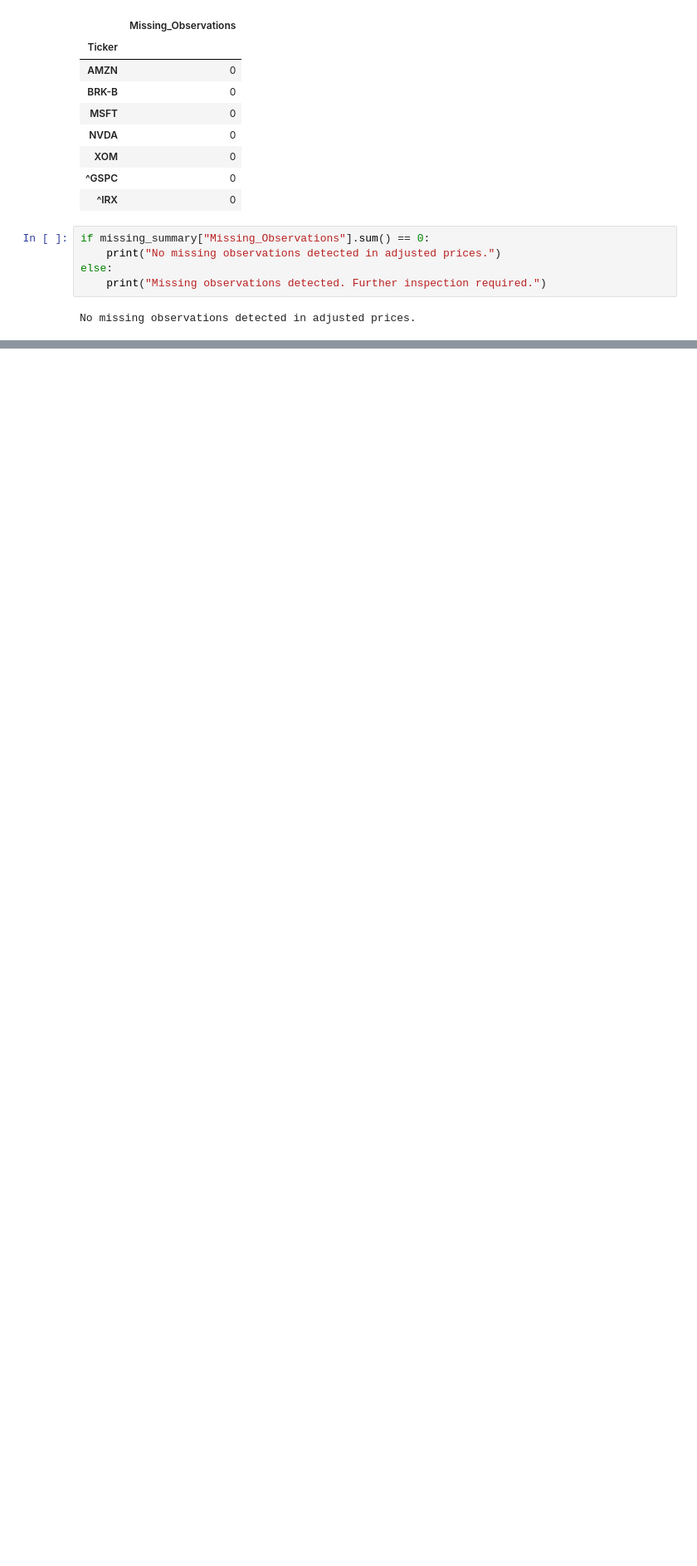
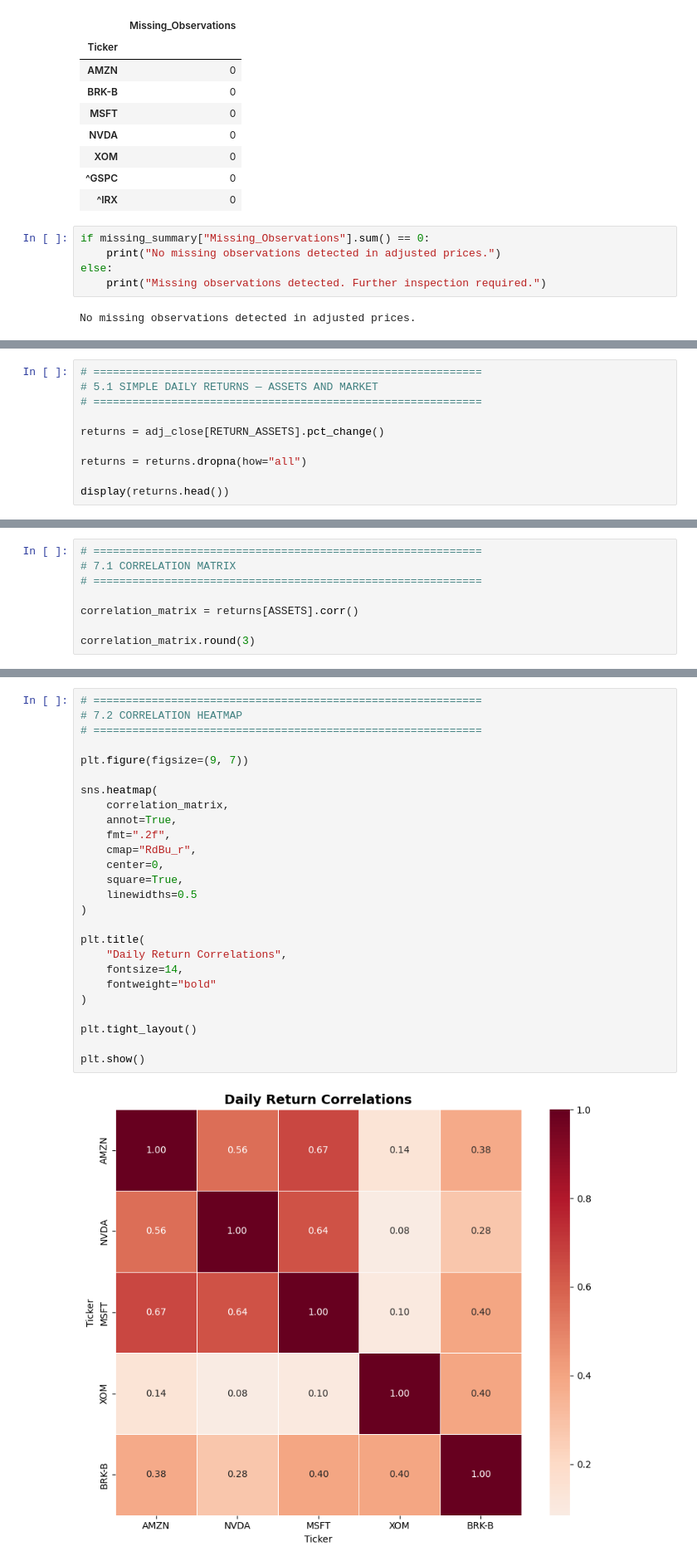
Before and after one commit to josuemarroquinj/corporate-value-portfolio-risk-analysis, a Jupyter notebook: notebooks/01_market_data_collection.ipynb, the cells around one changed output, grey strips where cells are left out. Shown at 83% size. Cells and saved outputs as stored; diff of their text form; blank space fills up the shorter version.

```diff
--- a/notebooks/01_market_data_collection.ipynb
+++ b/notebooks/01_market_data_collection.ipynb
@@ -345,0 +705,10 @@ No missing observations detected in adjusted prices.
+# %%
+# ============================================================
+# 5.1 SIMPLE DAILY RETURNS — ASSETS AND MARKET
+# ============================================================
+
+returns = adj_close[RETURN_ASSETS].pct_change()
+
+returns = returns.dropna(how="all")
+
+display(returns.head())
@@ -345,0 +885,8 @@ No missing observations detected in adjusted prices.
+# %%
+# ============================================================
+# 7.1 CORRELATION MATRIX
+# ============================================================
+
+correlation_matrix = returns[ASSETS].corr()
+
+correlation_matrix.round(3)
@@ -345,0 +901,28 @@ No missing observations detected in adjusted prices.
+# %%
+# ============================================================
+# 7.2 CORRELATION HEATMAP
+# ============================================================
+
+plt.figure(figsize=(9, 7))
+
+sns.heatmap(
+    correlation_matrix,
+    annot=True,
+    fmt=".2f",
+    cmap="RdBu_r",
+    center=0,
+    square=True,
+    linewidths=0.5
+)
+
+plt.title(
+    "Daily Return Correlations",
+    fontsize=14,
+    fontweight="bold"
+)
+
+plt.tight_layout()
+
+plt.show()
+# %% [output]
+[figure, added]
```
Also changed, not shown: parts of 51 cells of this notebook.
